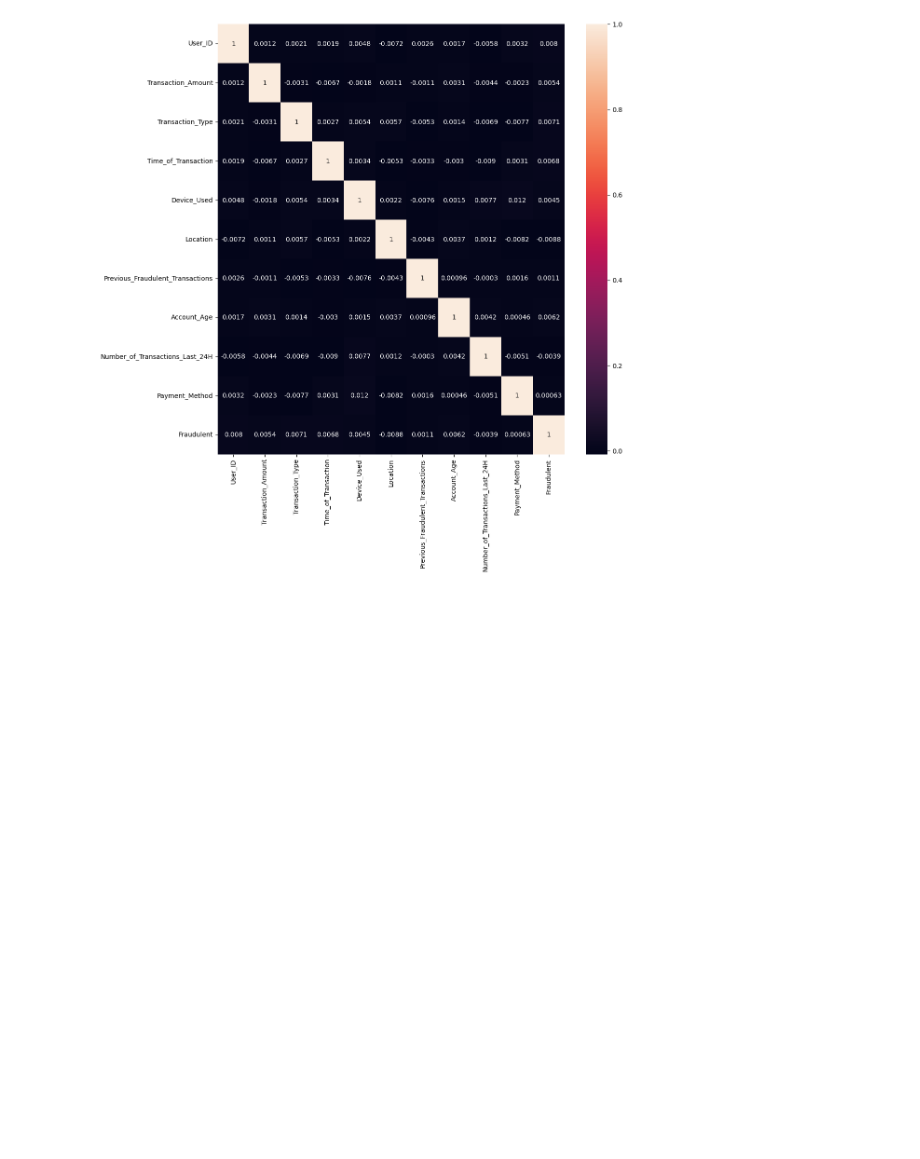
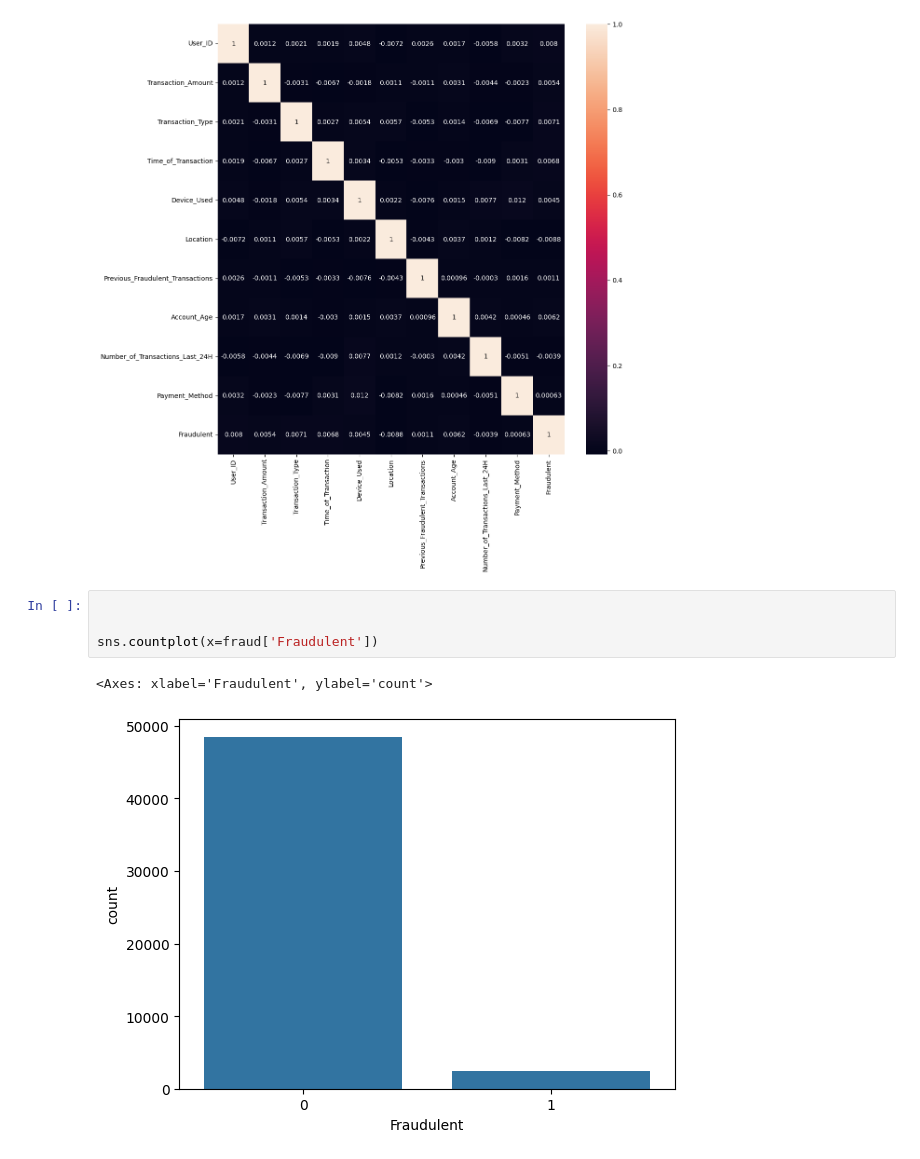
Before and after one commit to DasoTD/Fraud-Detection-ML, a Jupyter notebook: Fraud_Detection.ipynb, the cells around one changed output. Drawn from its saved outputs; the diff is of its cells as text; blank space fills up the shorter version.

```diff
--- a/Fraud_Detection.ipynb
+++ b/Fraud_Detection.ipynb
@@ -237,3 +237,10 @@ sns.heatmap(fraud_eda.corr(), annot=True)
 # %% [output]
 <Axes: >
 [figure]
+# %%
+
+
+sns.countplot(x=fraud['Fraudulent'])
+# %% [output]
+<Axes: xlabel='Fraudulent', ylabel='count'>
+[figure, added]
```
Also changed, not shown: parts of 3 cells of this notebook.
